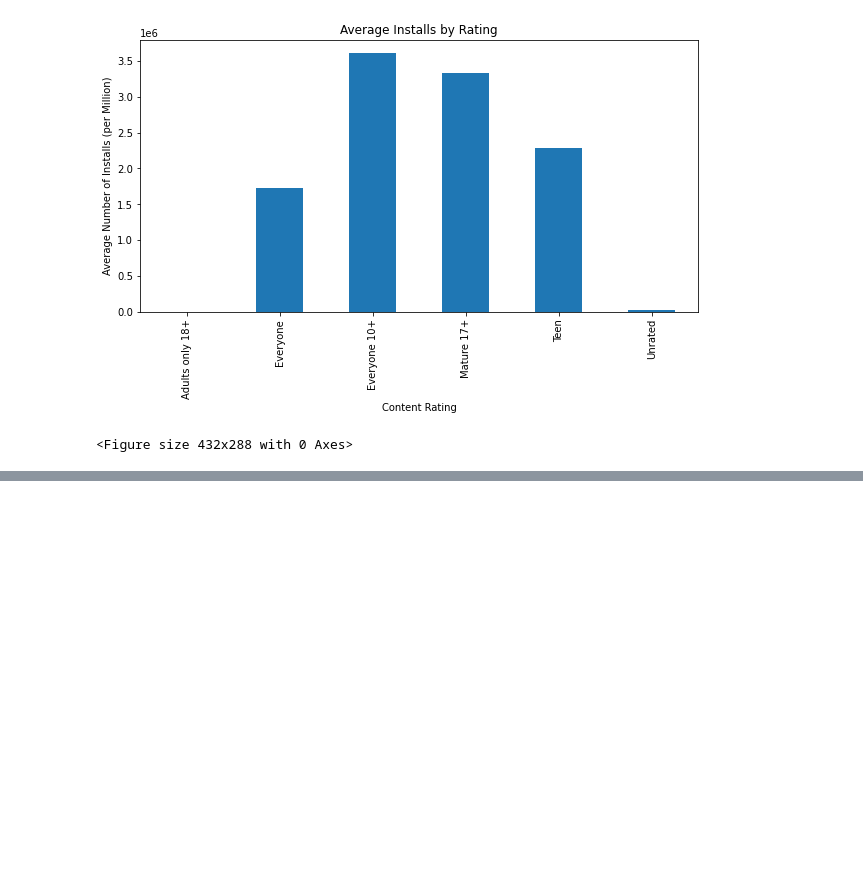
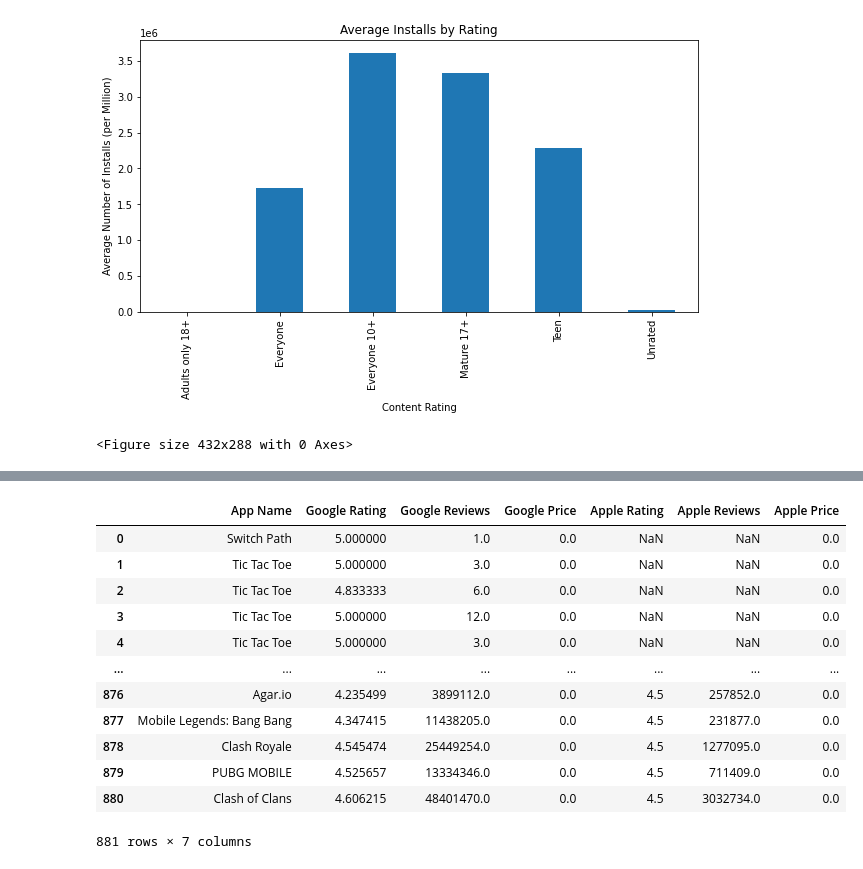
Before and after one commit to britchin/project_one, a Jupyter notebook: project_one.ipynb, the cells around one changed output, grey strips where cells are left out. Cells and saved outputs as stored; diff of their text form; code cells hidden in the pictures; blank space fills up the shorter version.

```diff
--- a/project_one.ipynb
+++ b/project_one.ipynb
@@ -690,0 +743,17 @@ plt.tight_layout()
+# %%
+combined_game = combined_game.rename(columns={'Rating': 'Google Rating', 'Reviews': 'Google Reviews','Price_x':'Google Price','Average User Rating':'Apple Rating','User Rating Count':'Apple Reviews','Price_y':'Apple Price'})
+combined_game
+# %% [output]
+|  | App Name | Google Rating | Google Reviews | Google Price | Apple Rating | Apple Reviews | Apple Price |
+| 0 | Switch Path | 5.000000 | 1.0 | 0.0 | NaN | NaN | 0.0 |
+| 1 | Tic Tac Toe | 5.000000 | 3.0 | 0.0 | NaN | NaN | 0.0 |
+| 2 | Tic Tac Toe | 4.833333 | 6.0 | 0.0 | NaN | NaN | 0.0 |
+| 3 | Tic Tac Toe | 5.000000 | 12.0 | 0.0 | NaN | NaN | 0.0 |
+| 4 | Tic Tac Toe | 5.000000 | 3.0 | 0.0 | NaN | NaN | 0.0 |
+| ... | ... | ... | ... | ... | ... | ... | ... |
+| 876 | Agar.io | 4.235499 | 3899112.0 | 0.0 | 4.5 | 257852.0 | 0.0 |
+| 877 | Mobile Legends: Bang Bang | 4.347415 | 11438205.0 | 0.0 | 4.5 | 231877.0 | 0.0 |
+| 878 | Clash Royale | 4.545474 | 25449254.0 | 0.0 | 4.5 | 1277095.0 | 0.0 |
+| 879 | PUBG MOBILE | 4.525657 | 13334346.0 | 0.0 | 4.5 | 711409.0 | 0.0 |
+| 880 | Clash of Clans | 4.606215 | 48401470.0 | 0.0 | 4.5 | 3032734.0 | 0.0 |
+881 rows × 7 columns
```
Also changed, not shown: parts of 13 cells of this notebook.
